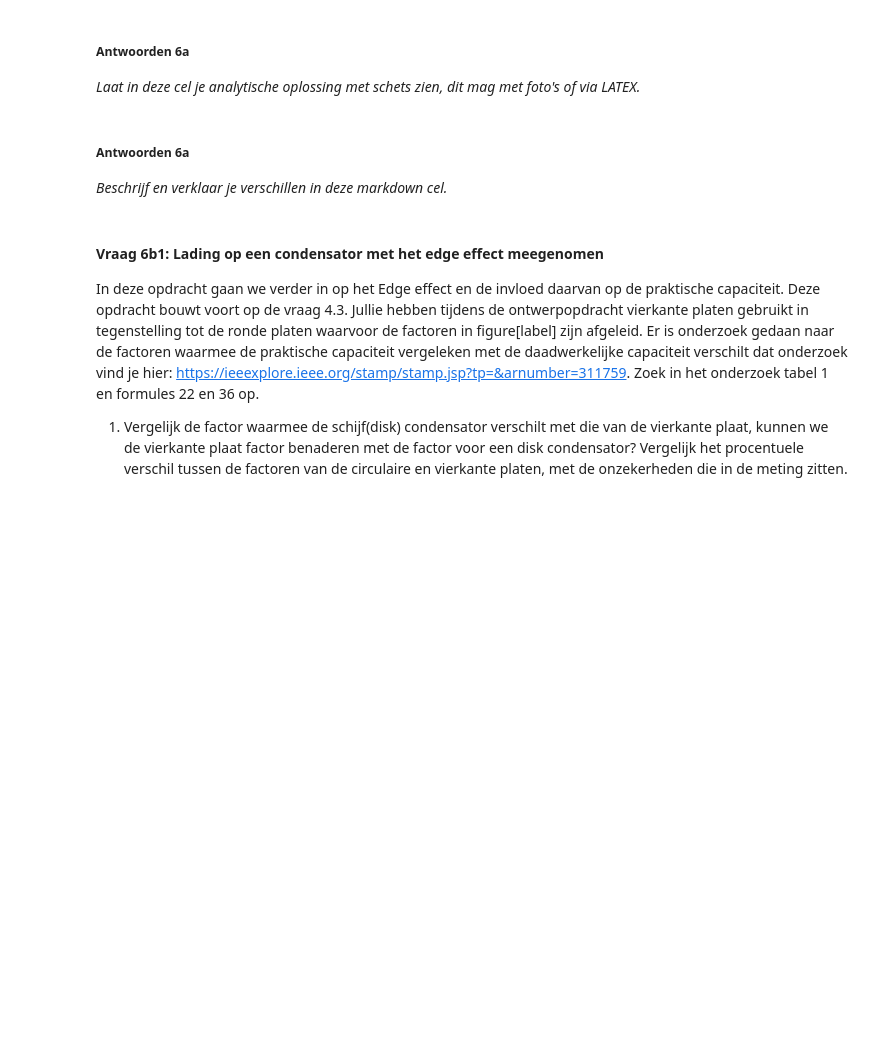
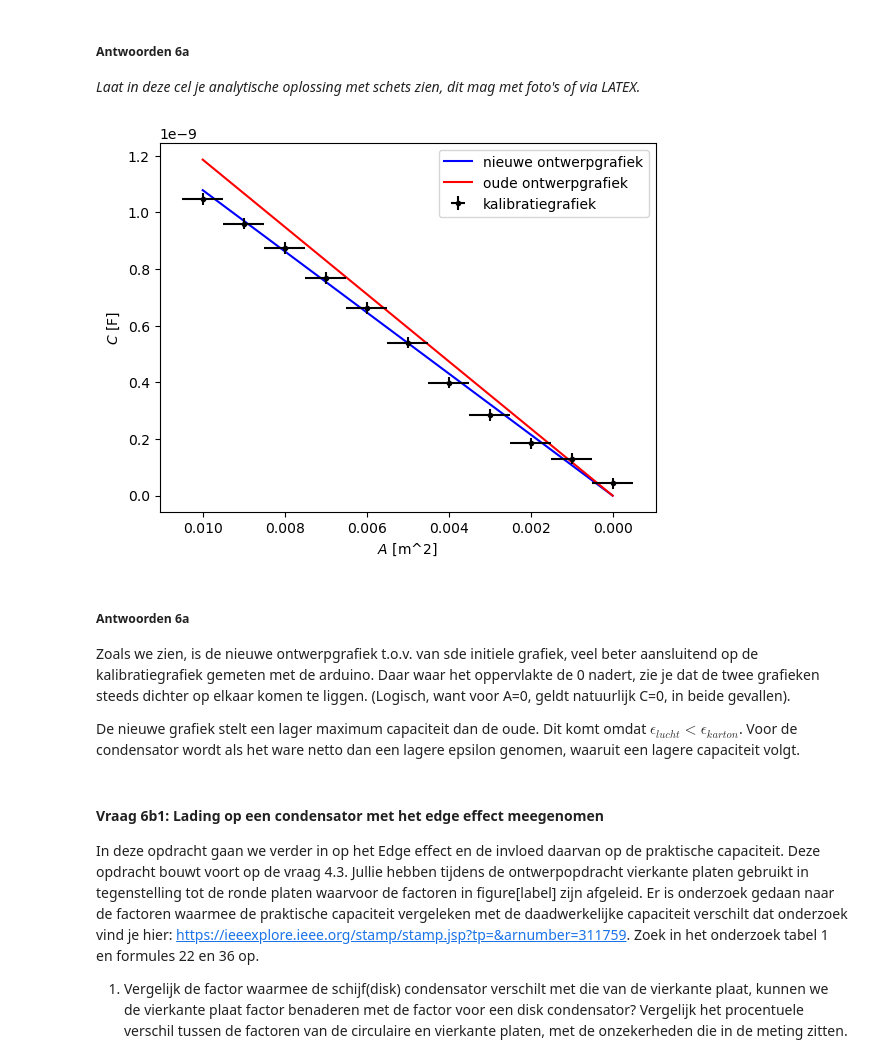
Before and after one commit to emmajuledrent/opdrachten-DEF-D, a Jupyter notebook: DigitaleOntwerpopdrachten/1CondensatorOpdracht/CondensatorOntwerpopdracht.ipynb, the cells around one changed output. Saved outputs shown, nothing was run; the diff lists cells and outputs as text; code cells hidden in the pictures; blank space fills up the shorter version.

```diff
--- a/DigitaleOntwerpopdrachten/1CondensatorOpdracht/CondensatorOntwerpopdracht.ipynb
+++ b/DigitaleOntwerpopdrachten/1CondensatorOpdracht/CondensatorOntwerpopdracht.ipynb
@@ -898,7 +891,68 @@ Deze vraag is goed om te kiezen als je in je ontwerp een kleine laag extra mater
+# %%
+
+# Functie voor capaciteit van een condensator, uitgaande van 1 dielektisch medium:
+def vlakkeplaat(epsilonr,A,d):
+    C = (epsilon0 * epsilonr * A) / d     # Afstand tussen de twee platen << oppervlakte A platen.
+    return C
+
+# Specifieke variabelen, die nog niet eerder in dit bestand zijn gedefinieerd:
+d_karton = 0.001 # (m)
+epsilonr_karton = 2
+
+# Aanmaken van array, waarbij het oppervlakte van het E-veld lineair afneemt:
+A_var = np.linspace(0.01,0,1000) # (m^2) afnemend oppervlakte van 0.01 naar 0.
+
+# Kalibratiemeting, uitgevoerd met arduino:
+A_kal = np.array([0.1,0.09,0.08,0.07,0.06,0.05,0.04,0.03,0.02,0.01,0])*0.1  # (m^2)
+C_kal = np.array([1047,960.5,874,768,662,540,399,285,185,130,44])*1e-12 # (F)
+
+
+"""
+Nu gaan we de situatie nog een beschouwen, maar dan door ook het materiaal lucht mee te nemen als significant aanwezige dielektricum.
+In zo'n kartonnen plaatje zit namelijk ook veel ruimte met lucht, waardoor we beter niet enkel van de permittiviteit van karton uit kunnen gaan.
+
+Door de extra laag, kunnen we nu het systeem beschouwen als een parallele plaat condensator, waarvoor geldt:
+1/C_totaal = 1/C_karton + 1/C_lucht. Door dit om te schrijven, kan een formule gevonden worden voor de totale capaciteit van de condensator (zie
+formule "condensator_extra_laag").
+
+Uitgaande van het feit dat de ruimte tussen de twee platen niet volledig uit karton bestaat, moet er een correctie op de dikte d van het
+karton worden uitgevoerd: we nemen aan dat 10% van het karton uit lucht bestaat, ergo 0.0009 m karton en 0.0001 m lucht.
+
+Met deze gegevens kan een nieuwe berekening voor de capaciteit tegenover het oppervlak worden uitgevoerd.
+"""
+
+# Capaciteit-funcite voor condensator bestaande uit 2 dielektra (paralel):
+def condensator_extra_laag(epsilonr_1,epsilonr_2,A,d_1,d_2):
+    C_extra_laag = (epsilon0 * A) / ((d_1 / epsilonr_1) + (d_2 / epsilonr_2))
+    return C_extra_laag
+
+
+# Plotten van figuren:
+plt.figure()
+plt.plot(A_var, 6.7*condensator_extra_laag(epsilonr_karton,epsilonr_lucht,A_var,0.0009,0.0001), "b-", label = "nieuwe ontwerpgrafiek")
+plt.plot(A_var, 6.7*vlakkeplaat(epsilonr_karton,A_var,d_karton), "r-", label = "oude ontwerpgrafiek")
+plt.errorbar(A_kal, C_kal, xerr=0.0005, yerr=2e-11, fmt = "k.", label = "kalibratiegrafiek")
+plt.xlabel("$A$ [m^2]")
+plt.ylabel("$C$ [F]")
+plt.legend()
+plt.gca().invert_xaxis()
+plt.show()
+
+
+"""
+Zoals in de code van het plotten van de grafiekente zien is, wordt een factor 6.7 meegenomen in het plotten van de ontwerpgrafieken. De reden
+hiervoor is een error die zich voor heeft gedaan in de kalibratiemetingen, die door het toevoegen van de factor gecompenseerd wordt. Voor nadere
+informatie, zie ontwerpopdracht 2 (Emma Jule Drent).
+"""
+print()
+# %% [output]
+[figure, added]
 # %% [markdown]
 ##### Antwoorden 6a
 
-*Beschrijf en verklaar je verschillen in deze markdown cel.*
+Zoals we zien, is de nieuwe ontwerpgrafiek t.o.v. van sde initiele grafiek, veel beter aansluitend op de kalibratiegrafiek gemeten met de arduino. Daar waar het oppervlakte de 0 nadert, zie je dat de twee grafieken steeds dichter op elkaar komen te liggen. (Logisch, want voor A=0, geldt natuurlijk C=0, in beide gevallen).
+
+De nieuwe grafiek stelt een lager maximum capaciteit dan de oude. Dit komt omdat $\epsilon_{lucht} < \epsilon_{karton}$. Voor de condensator wordt als het ware netto dan een lagere epsilon genomen, waaruit een lagere capaciteit volgt.
 # %% [markdown]
 #### Vraag 6b1: Lading op een condensator met het edge effect meegenomen
 
```
Also changed, not shown: parts of 10 cells of this notebook.
